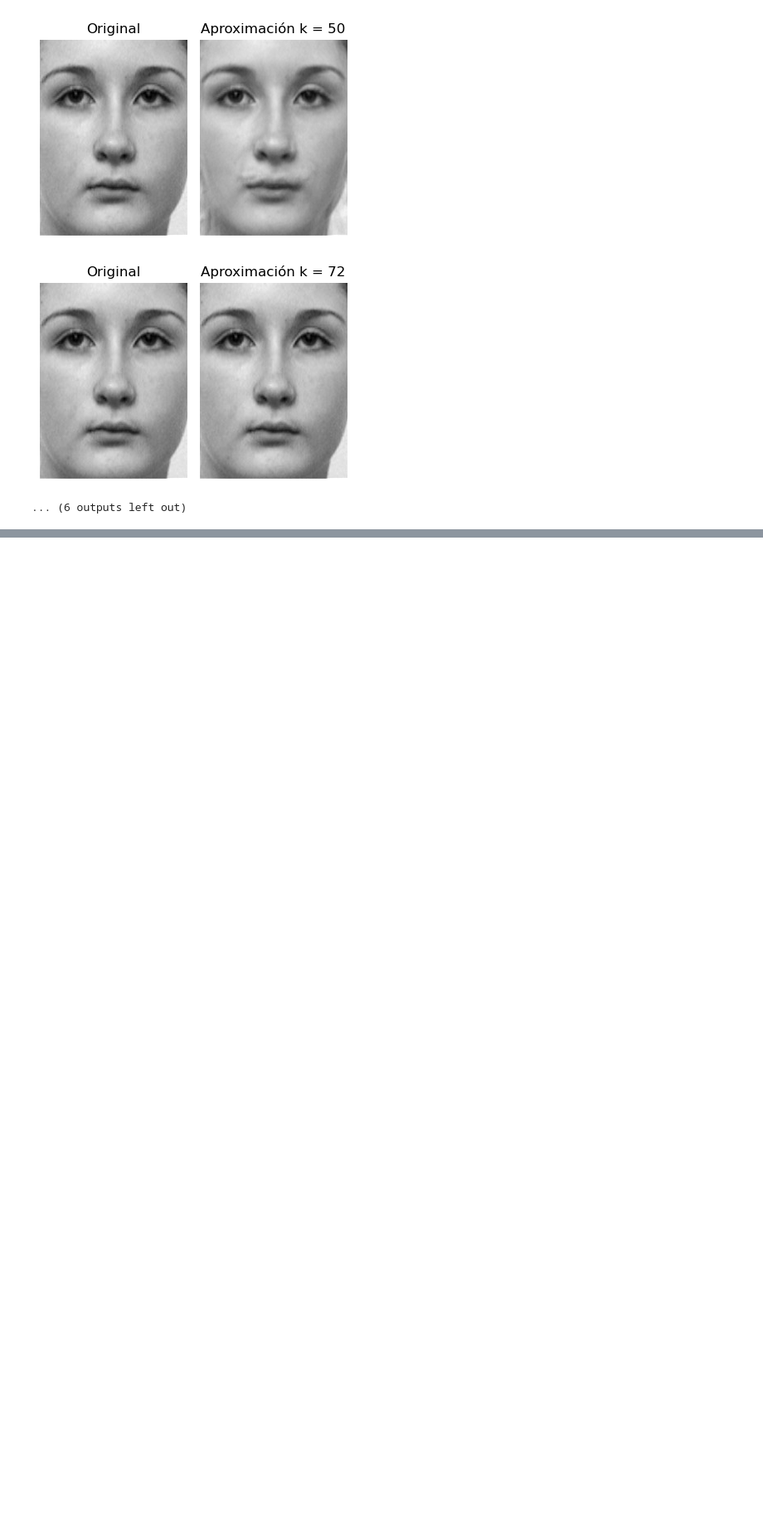
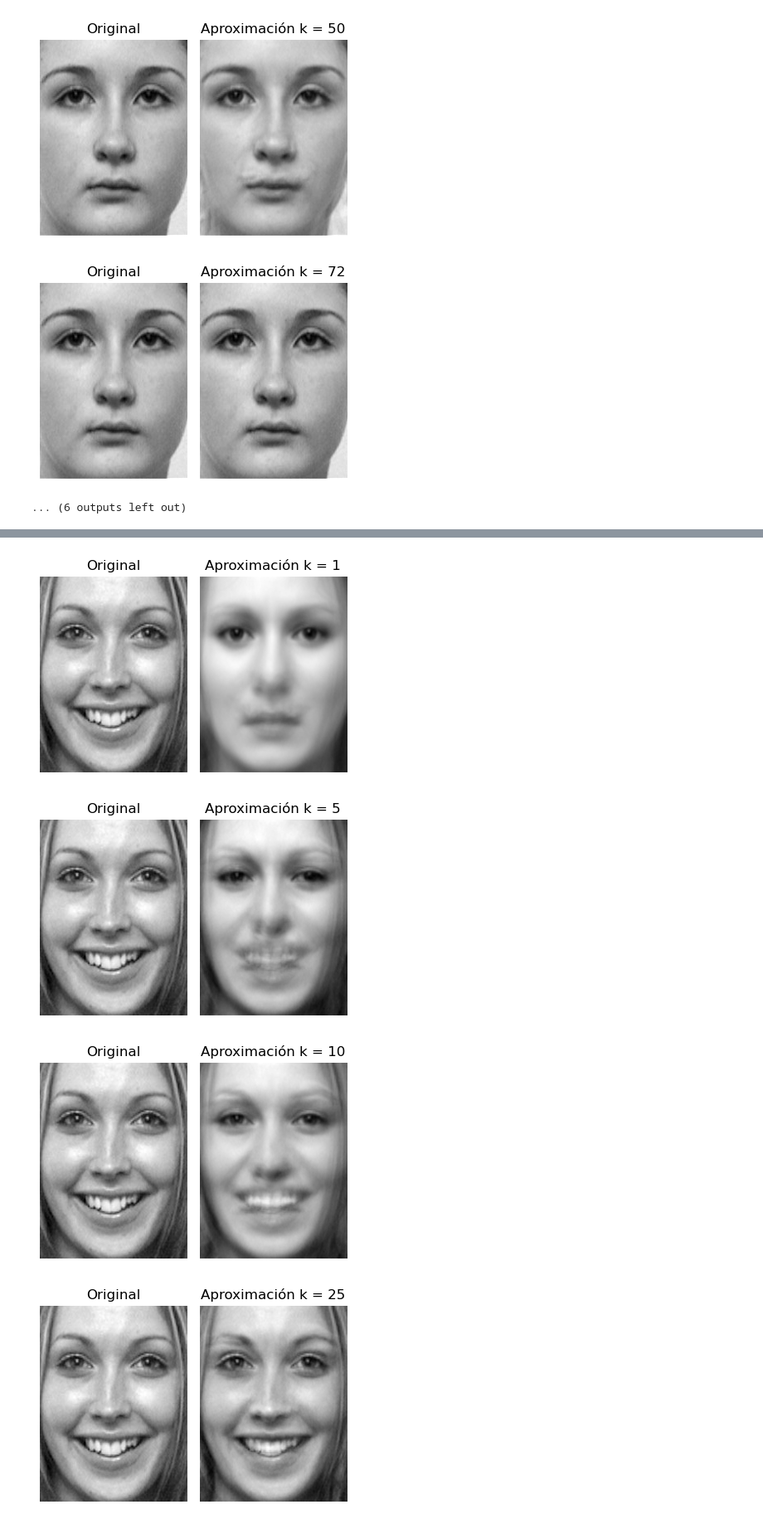
Before and after one commit to fernandaleroy/Proyecto-Algebra-, a Jupyter notebook: Codigo_Proyecto_SVD.ipynb, the cells around one changed output, grey strips where cells are left out. Shown at 83% size. Saved outputs shown, nothing was run; the diff lists cells and outputs as text; code cells hidden in the pictures; blank space fills up the shorter version.

```diff
--- a/Codigo_Proyecto_SVD.ipynb
+++ b/Codigo_Proyecto_SVD.ipynb
@@ -15,10 +16,14 @@ def truncated_svd(A, k):
     U, S, Vt = np.linalg.svd(A, full_matrices=False)
     return U[:, :k], S[:k], Vt[:k, :]
 
-def comparar_aproximacion(A, i, k):
+# Funcion para reconstruir la SVD truncada a rango k
+def aprox_rango_k(A, k):
     U, S, V = truncated_svd(A, k)
     A_k = U @ np.diag(S) @ V
+    return A_k
 
+# Funcion para generar la imagen i truncada a K y comparar con la imagen original
+def comparar_aproximacion(A, A_k, i, k):
     original = imagen2 = A[i].reshape((241,181))
     aproximacion = A_k[i].reshape((241, 181))
 
@@ -39,13 +44,13 @@ def comparar_aproximacion(A, i, k):
     plt.tight_layout()
     plt.show()
 # %%
-ids = [3, 22, 60]
-ks = [1, 5, 10, 25, 50, 72]
+ids = [3, 22, 60] # imagenes de muestra
+ks = [1, 5, 10, 25, 50, 72] # valores de K pedidos
 
 for i in ids:
     for k in ks:
-        #A_k = reconstruccion_rango_k(A, k)
-        comparar_aproximacion(A, i, k)
+        A_k = aprox_rango_k(A, k)
+        comparar_aproximacion(A, A_k, i, k)
 # %% [output]
 [figure]
 [figure]
@@ -62,0 +74,19 @@ for i in ids:
+# %%
+# Usamos las mismas imagenes que en el primer apartado
+ids = [3, 22, 60] # imagenes de muestra
+ks = [1, 5, 10, 25, 50, 72] # valores de K pedidos
+
+# Centramos los datos
+media = A.mean(axis=0)       # Calculamos el promedio de cada columna de la matriz A
+A_centrada = A - media      # Centramos la matriz restandole la media
+
+for i in ids:
+    for k in ks:
+        A_k = aprox_rango_k(A_centrada, k) # se realiza la aproximacion usando la matriz centrada
+        A_descentrada = A_k + media # se descentra la matriz tras aproximarla a rango k, sumandole de nuevo la media
+        comparar_aproximacion(A, A_descentrada, i, k)
+# %% [output]
+[figure, added]
+[figure, added]
+[figure, added]
+[figure, added]
```
Also changed, not shown: parts of 9 cells of this notebook, 1 other file.
